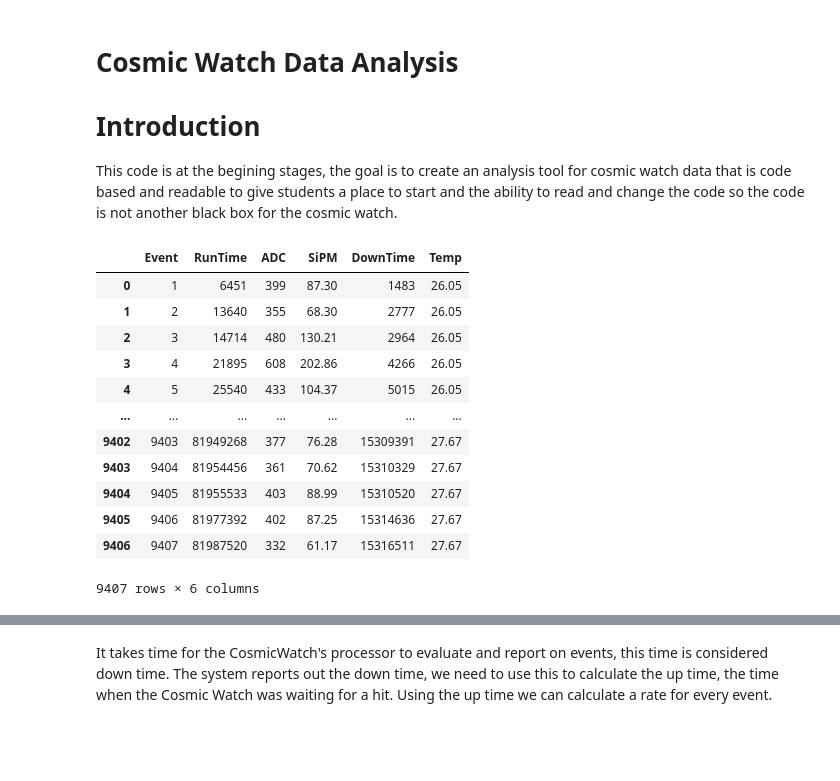
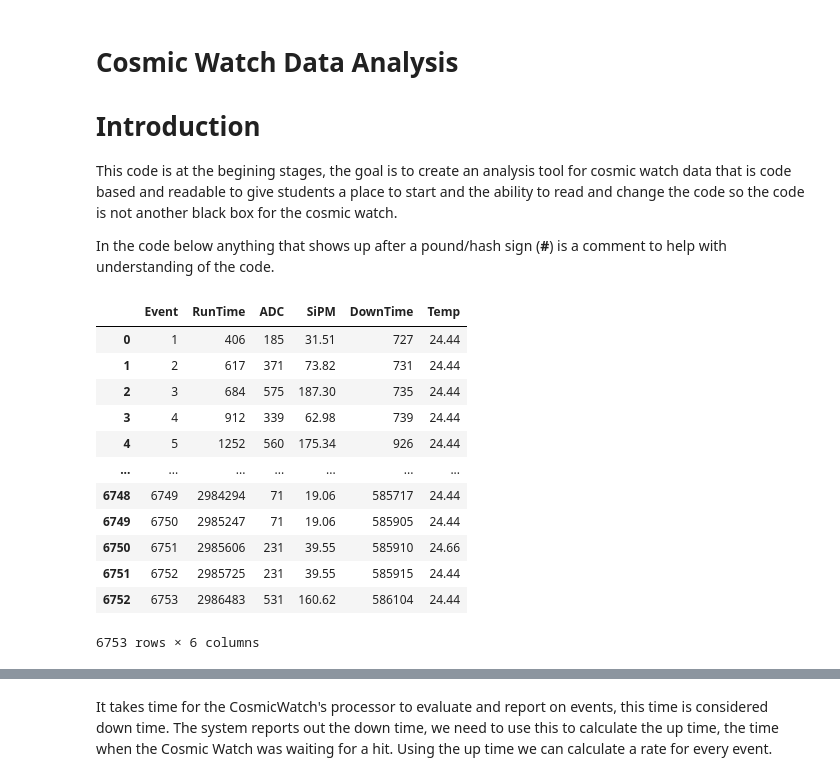
Before and after one commit to dkallenberg/Quarknet-CosmicWatch-ipynb, a Jupyter notebook: CW_Data_Analysis.ipynb, the cells around one changed output, grey strips where cells are left out. Saved outputs shown, nothing was run; the diff lists cells and outputs as text; code cells hidden in the pictures; blank space fills up the shorter version.

```diff
--- a/CW_Data_Analysis.ipynb
+++ b/CW_Data_Analysis.ipynb
@@ -3,33 +3,37 @@
 
 # Introduction
 This code is at the begining stages, the goal is to create an analysis tool for cosmic watch data that is code based and readable to give students a place to start and the ability to read and change the code so the code is not another black box for the cosmic watch.
+
+In the code below anything that shows up after a pound/hash sign (__#__) is a comment to help with understanding of the code.
 # %%
 # imports some software packages we'll use
 import pandas as pd #Pandas lets us name the columns of our data more likea spread sheet.
 import numpy as np #Numpy is used by pandas for calculatiions
 %matplotlib inline
 import matplotlib as mpl #For ploting data
 import matplotlib.pyplot as plt #For typing less when poloting data
 import math #for other math we might do.
 
-inline_rc = dict(mpl.rcParams) #Sets Parameters for plots.
+#The next line sets parameters for plots.
+inline_rc = dict(mpl.rcParams)
 
+# The next line imports the data from a csv file to a Pandas data frame.
+data = pd.read_csv('https://raw.githubusercontent.com/dkallenberg/Quarknet-CosmicWatch-ipynb/main/CW_Sample.csv')
 
-data = pd.read_csv('https://raw.githubusercontent.com/dkallenberg/Quarknet-CosmicWatch-ipynb/main/CW_A_Data2023_Jul_10.csv')
-
+# Finally the data frome is displayed.
 data
 # %% [output]
 |  | Event | RunTime | ADC | SiPM | DownTime | Temp |
-| 0 | 1 | 6451 | 399 | 87.30 | 1483 | 26.05 |
-| 1 | 2 | 13640 | 355 | 68.30 | 2777 | 26.05 |
-| 2 | 3 | 14714 | 480 | 130.21 | 2964 | 26.05 |
-| 3 | 4 | 21895 | 608 | 202.86 | 4266 | 26.05 |
-| 4 | 5 | 25540 | 433 | 104.37 | 5015 | 26.05 |
+| 0 | 1 | 406 | 185 | 31.51 | 727 | 24.44 |
+| 1 | 2 | 617 | 371 | 73.82 | 731 | 24.44 |
+| 2 | 3 | 684 | 575 | 187.30 | 735 | 24.44 |
+| 3 | 4 | 912 | 339 | 62.98 | 739 | 24.44 |
+| 4 | 5 | 1252 | 560 | 175.34 | 926 | 24.44 |
 | ... | ... | ... | ... | ... | ... | ... |
-| 9402 | 9403 | 81949268 | 377 | 76.28 | 15309391 | 27.67 |
-| 9403 | 9404 | 81954456 | 361 | 70.62 | 15310329 | 27.67 |
-| 9404 | 9405 | 81955533 | 403 | 88.99 | 15310520 | 27.67 |
-| 9405 | 9406 | 81977392 | 402 | 87.25 | 15314636 | 27.67 |
-| 9406 | 9407 | 81987520 | 332 | 61.17 | 15316511 | 27.67 |
+| 6748 | 6749 | 2984294 | 71 | 19.06 | 585717 | 24.44 |
+| 6749 | 6750 | 2985247 | 71 | 19.06 | 585905 | 24.44 |
+| 6750 | 6751 | 2985606 | 231 | 39.55 | 585910 | 24.66 |
+| 6751 | 6752 | 2985725 | 231 | 39.55 | 585915 | 24.44 |
+| 6752 | 6753 | 2986483 | 531 | 160.62 | 586104 | 24.44 |
-9407 rows × 6 columns
+6753 rows × 6 columns
 # %% [markdown]
```
Also changed, not shown: parts of 10 cells of this notebook, 3 other files.
